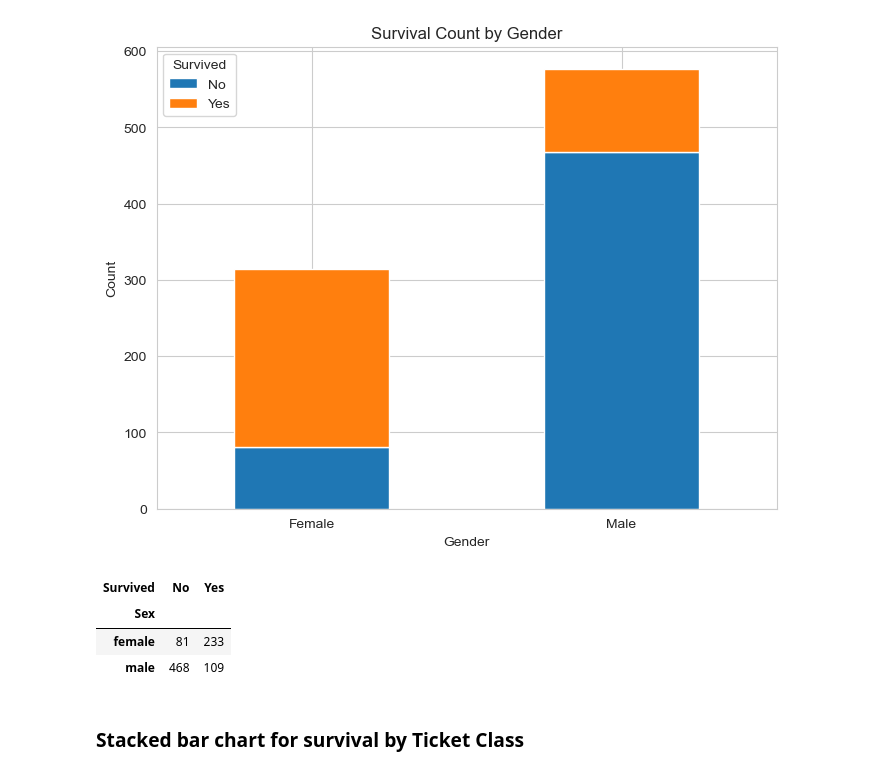
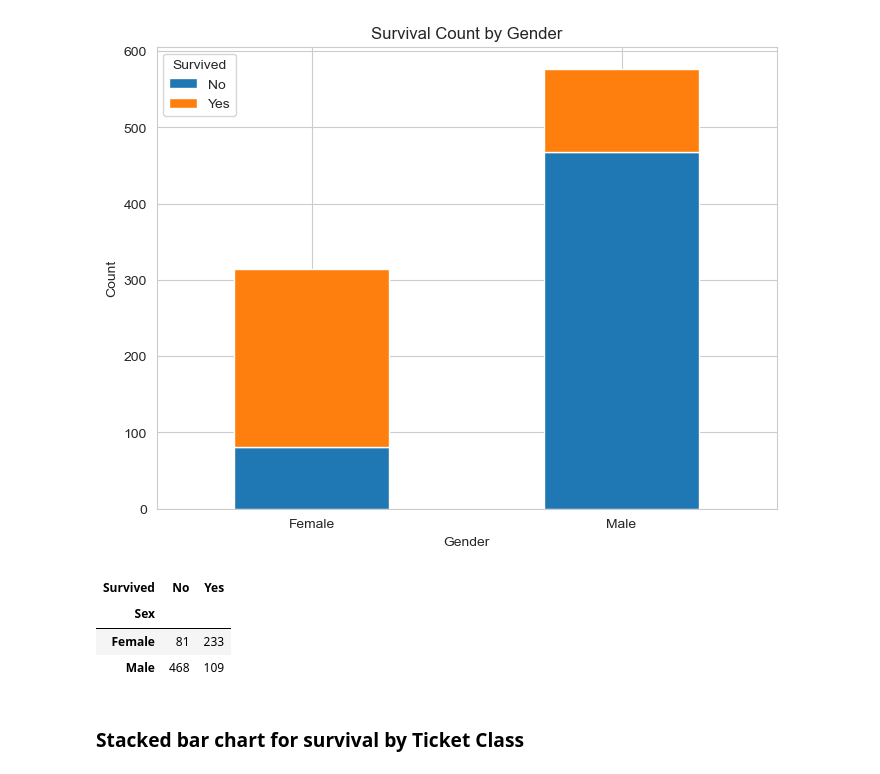
Before and after one commit to lucasrod/st2195_assignment_8, a Jupyter notebook: TitanicDataAnalysis.ipynb, the cells around one changed output. Cells and saved outputs as stored; diff of their text form; code cells hidden in the pictures.

```diff
--- a/TitanicDataAnalysis.ipynb
+++ b/TitanicDataAnalysis.ipynb
@@ -314,12 +314,12 @@ plt.show()
 # %% [output]
 [figure]
 # %%
-survival_by_gender
+survival_gender
 # %% [output]
 | Survived | No | Yes |
 | Sex |  |  |
-| female | 81 | 233 |
-| male | 468 | 109 |
+| Female | 81 | 233 |
+| Male | 468 | 109 |
 # %% [markdown]
 ### Stacked bar chart for survival by Ticket Class
 # %%
```
Also changed, not shown: parts of 1 cell of this notebook.
